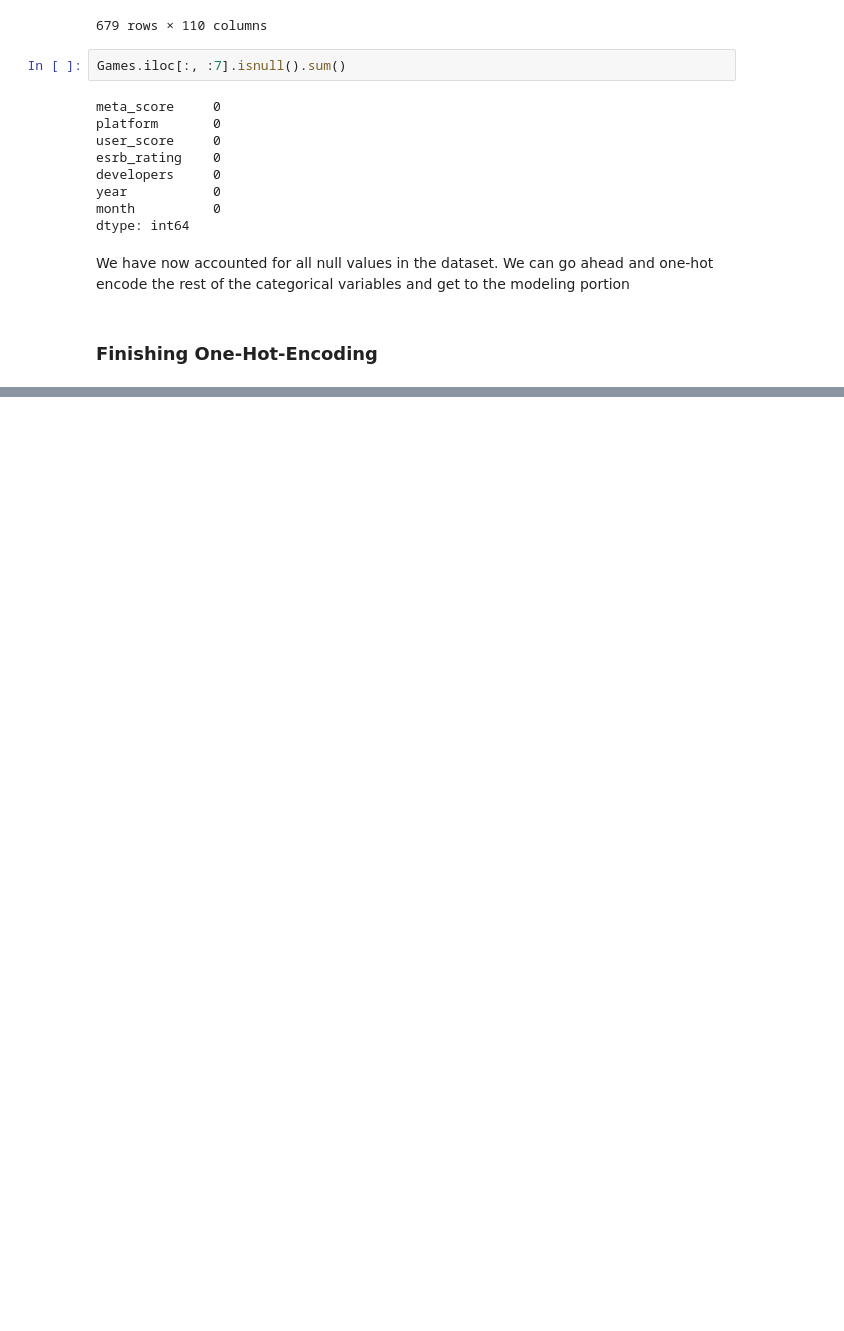
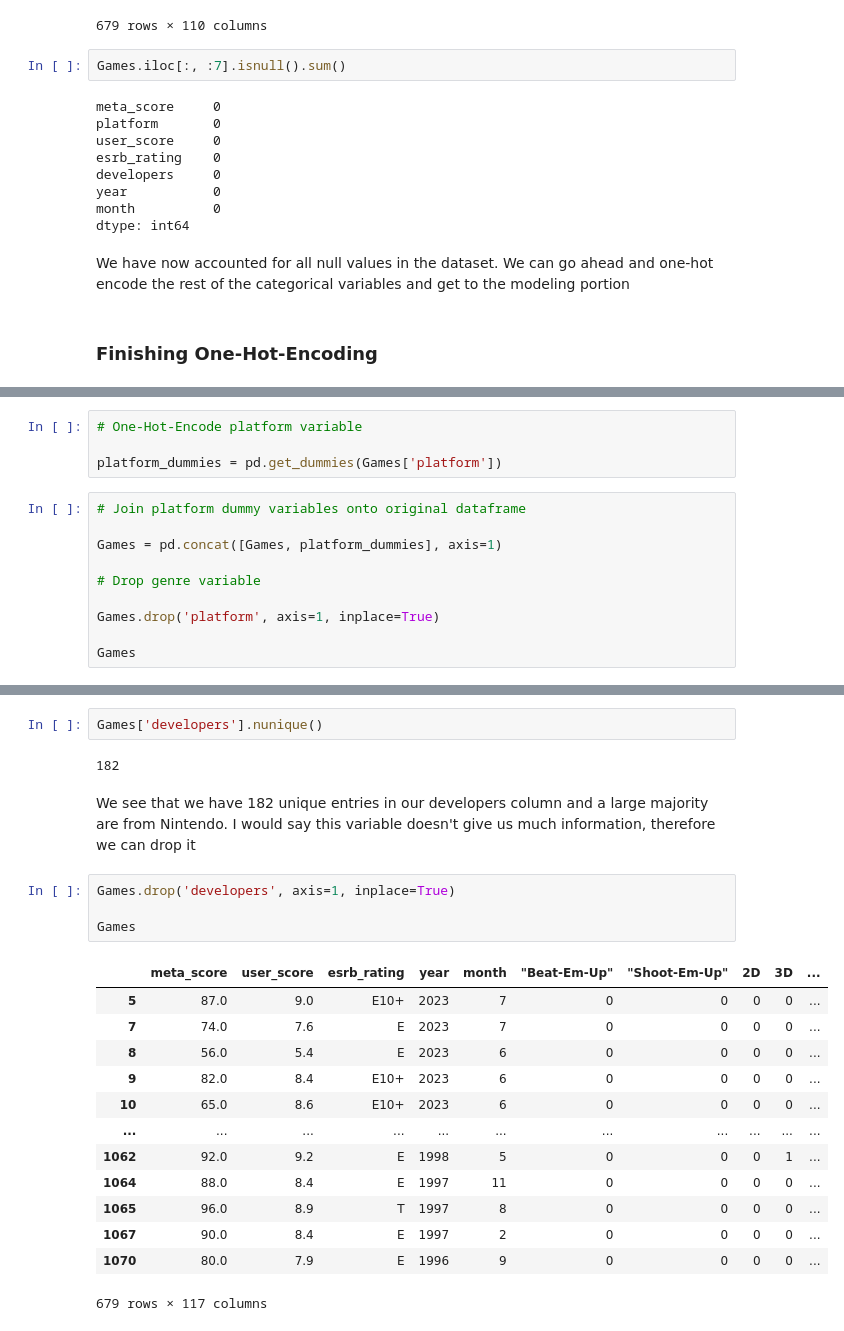
Before and after one commit to brianellis1997/Nintendo_Games, a Jupyter notebook: Analysis.ipynb, the cells around one changed output, grey strips where cells are left out. Cells and saved outputs as stored; diff of their text form; blank space fills up the shorter version.

```diff
--- a/Analysis.ipynb
+++ b/Analysis.ipynb
@@ -545,0 +559,14 @@ We have now accounted for all null values in the dataset. We can go ahead and on
+# %%
+# One-Hot-Encode platform variable
+
+platform_dummies = pd.get_dummies(Games['platform'])
+# %%
+# Join platform dummy variables onto original dataframe
+
+Games = pd.concat([Games, platform_dummies], axis=1)
+
+# Drop genre variable
+
+Games.drop('platform', axis=1, inplace=True)
+
+Games
@@ -545,0 +604,24 @@ We have now accounted for all null values in the dataset. We can go ahead and on
+# %%
+Games['developers'].nunique()
+# %% [output]
+182
+# %% [markdown]
+We see that we have 182 unique entries in our developers column and a large majority are from Nintendo. I would say this variable doesn't give us much information, therefore we can drop it
+# %%
+Games.drop('developers', axis=1, inplace=True)
+
+Games
+# %% [output]
+|  | meta_score | user_score | esrb_rating | year | month | "Beat-Em-Up" | "Shoot-Em-Up" | 2D | 3D | ... |
+| 5 | 87.0 | 9.0 | E10+ | 2023 | 7 | 0 | 0 | 0 | 0 | ... |
+| 7 | 74.0 | 7.6 | E | 2023 | 7 | 0 | 0 | 0 | 0 | ... |
+| 8 | 56.0 | 5.4 | E | 2023 | 6 | 0 | 0 | 0 | 0 | ... |
+| 9 | 82.0 | 8.4 | E10+ | 2023 | 6 | 0 | 0 | 0 | 0 | ... |
+| 10 | 65.0 | 8.6 | E10+ | 2023 | 6 | 0 | 0 | 0 | 0 | ... |
+| ... | ... | ... | ... | ... | ... | ... | ... | ... | ... | ... |
+| 1062 | 92.0 | 9.2 | E | 1998 | 5 | 0 | 0 | 0 | 1 | ... |
+| 1064 | 88.0 | 8.4 | E | 1997 | 11 | 0 | 0 | 0 | 0 | ... |
+| 1065 | 96.0 | 8.9 | T | 1997 | 8 | 0 | 0 | 0 | 0 | ... |
+| 1067 | 90.0 | 8.4 | E | 1997 | 2 | 0 | 0 | 0 | 0 | ... |
+| 1070 | 80.0 | 7.9 | E | 1996 | 9 | 0 | 0 | 0 | 0 | ... |
+679 rows × 117 columns
```
Also changed, not shown: parts of 6 cells of this notebook.
